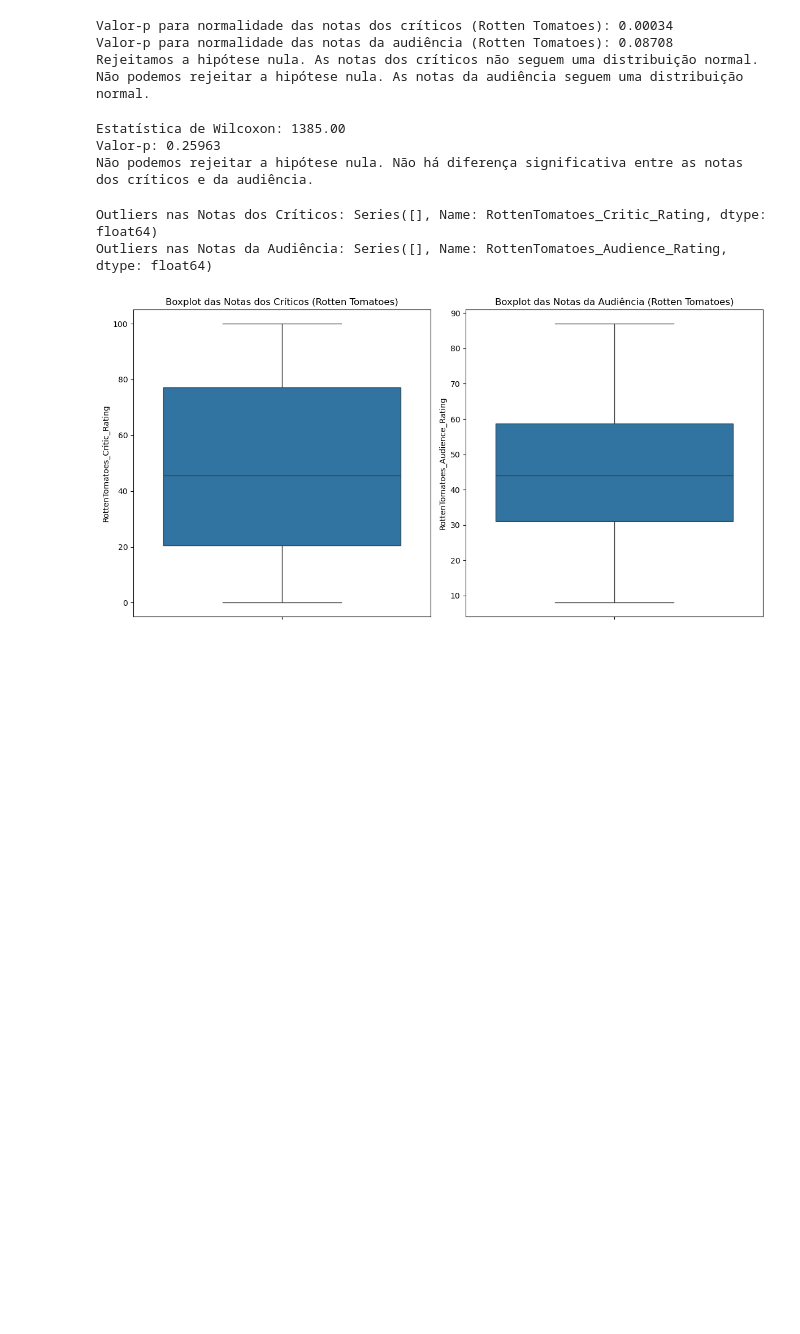
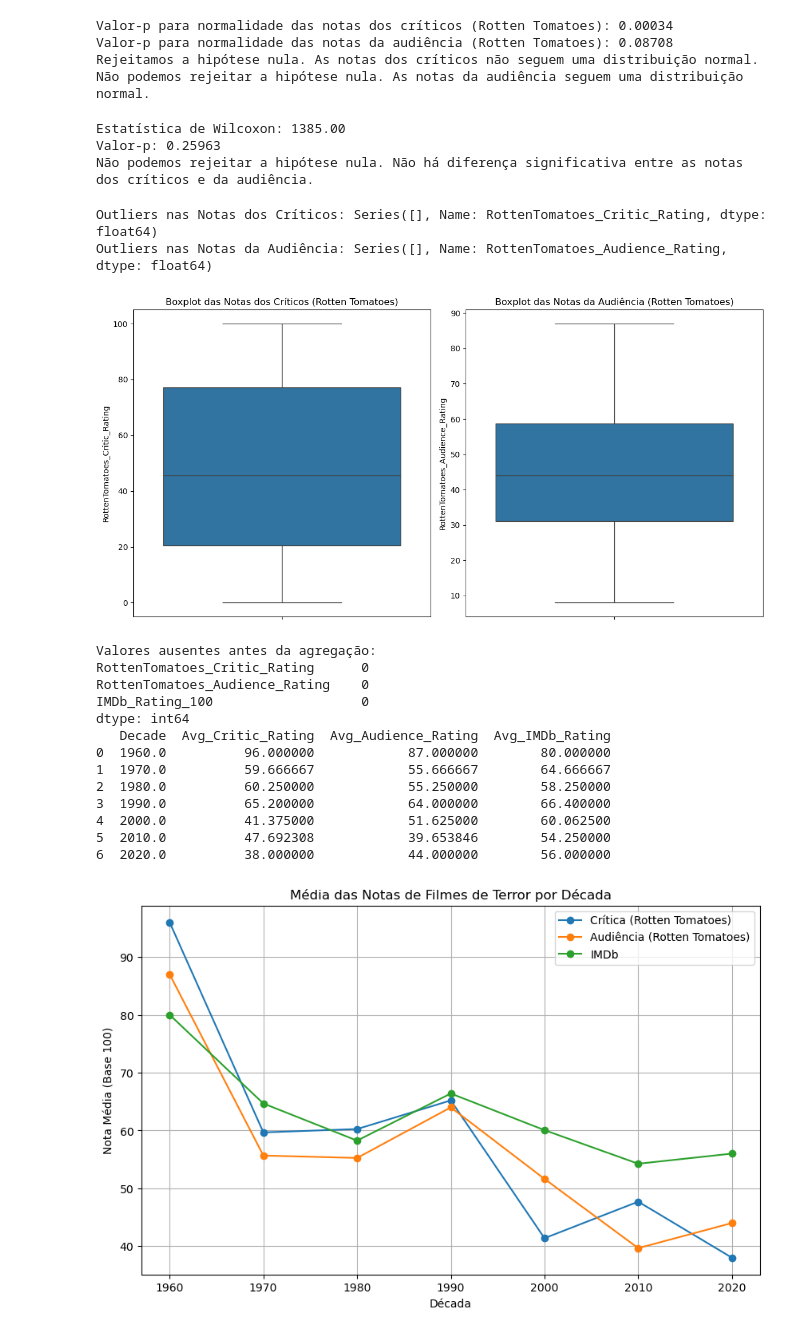
Before and after one commit to Gab0502/cp4DataScience, a Jupyter notebook: cp.ipynb, the cells around one changed output. Cells and saved outputs as stored; diff of their text form; code cells hidden in the pictures; blank space fills up the shorter version.

```diff
--- a/cp.ipynb
+++ b/cp.ipynb
@@ -418,3 +425,75 @@ else:
 Outliers nas Notas dos Críticos: Series([], Name: RottenTomatoes_Critic_Rating, dtype: float64)
 Outliers nas Notas da Audiência: Series([], Name: RottenTomatoes_Audience_Rating, dtype: float64)
 [figure]
+# %%
+
+if 'averageRating' in horror_df.columns:
+    horror_df['IMDb_Rating_100'] = horror_df['averageRating'] * 10
+else:
+    print("Coluna 'averageRating' não encontrada. Verifique o nome da coluna.")
+
+
+if 'tomatometer_rating' in horror_df.columns and 'audience_rating' in horror_df.columns:
+    horror_df['RottenTomatoes_Critic_Rating'] = horror_df['tomatometer_rating']
+    horror_df['RottenTomatoes_Audience_Rating'] = horror_df['audience_rating']
+else:
+    print("Colunas de Rotten Tomatoes não encontradas. Verifique os nomes das colunas.")
+
+
+if 'startYear' in horror_df.columns:
+
+    horror_df['decade'] = (horror_df['startYear'] // 10) * 10
+else:
+    print("Coluna 'startYear' não encontrada. Usando 'release_year' para definir a década.")
+    horror_df['decade'] = (horror_df['release_year'] // 10) * 10
+
+
+print("Valores ausentes antes da agregação:")
+print(horror_df[['RottenTomatoes_Critic_Rating', 'RottenTomatoes_Audience_Rating', 'IMDb_Rating_100']].isnull().sum())
+
+
+decade_grouped = horror_df.groupby('decade').agg({
+    'RottenTomatoes_Critic_Rating': 'mean',
+    'RottenTomatoes_Audience_Rating': 'mean',
+    'IMDb_Rating_100': 'mean'
+}).reset_index()
+
+
+decade_grouped.columns = ['Decade', 'Avg_Critic_Rating', 'Avg_Audience_Rating', 'Avg_IMDb_Rating']
+
+
+print(decade_grouped)
+
+
+plt.figure(figsize=(10, 6))
+
+
+plt.plot(decade_grouped['Decade'], decade_grouped['Avg_Critic_Rating'], label='Crítica (Rotten Tomatoes)', marker='o')
+plt.plot(decade_grouped['Decade'], decade_grouped['Avg_Audience_Rating'], label='Audiência (Rotten Tomatoes)', marker='o')
+plt.plot(decade_grouped['Decade'], decade_grouped['Avg_IMDb_Rating'], label='IMDb', marker='o')
+
+
+plt.title('Média das Notas de Filmes de Terror por Década')
+plt.xlabel('Década')
+plt.ylabel('Nota Média (Base 100)')
+plt.legend()
+plt.grid(True)
+plt.xticks(decade_grouped['Decade'])
+
+
+plt.show()
+# %% [output]
+Valores ausentes antes da agregação:
+RottenTomatoes_Critic_Rating      0
+RottenTomatoes_Audience_Rating    0
+IMDb_Rating_100                   0
+dtype: int64
+   Decade  Avg_Critic_Rating  Avg_Audience_Rating  Avg_IMDb_Rating
+0  1960.0          96.000000            87.000000        80.000000
+1  1970.0          59.666667            55.666667        64.666667
+2  1980.0          60.250000            55.250000        58.250000
+3  1990.0          65.200000            64.000000        66.400000
+4  2000.0          41.375000            51.625000        60.062500
+5  2010.0          47.692308            39.653846        54.250000
+6  2020.0          38.000000            44.000000        56.000000
+[figure, added]
```
Also changed, not shown: parts of 13 cells of this notebook.
